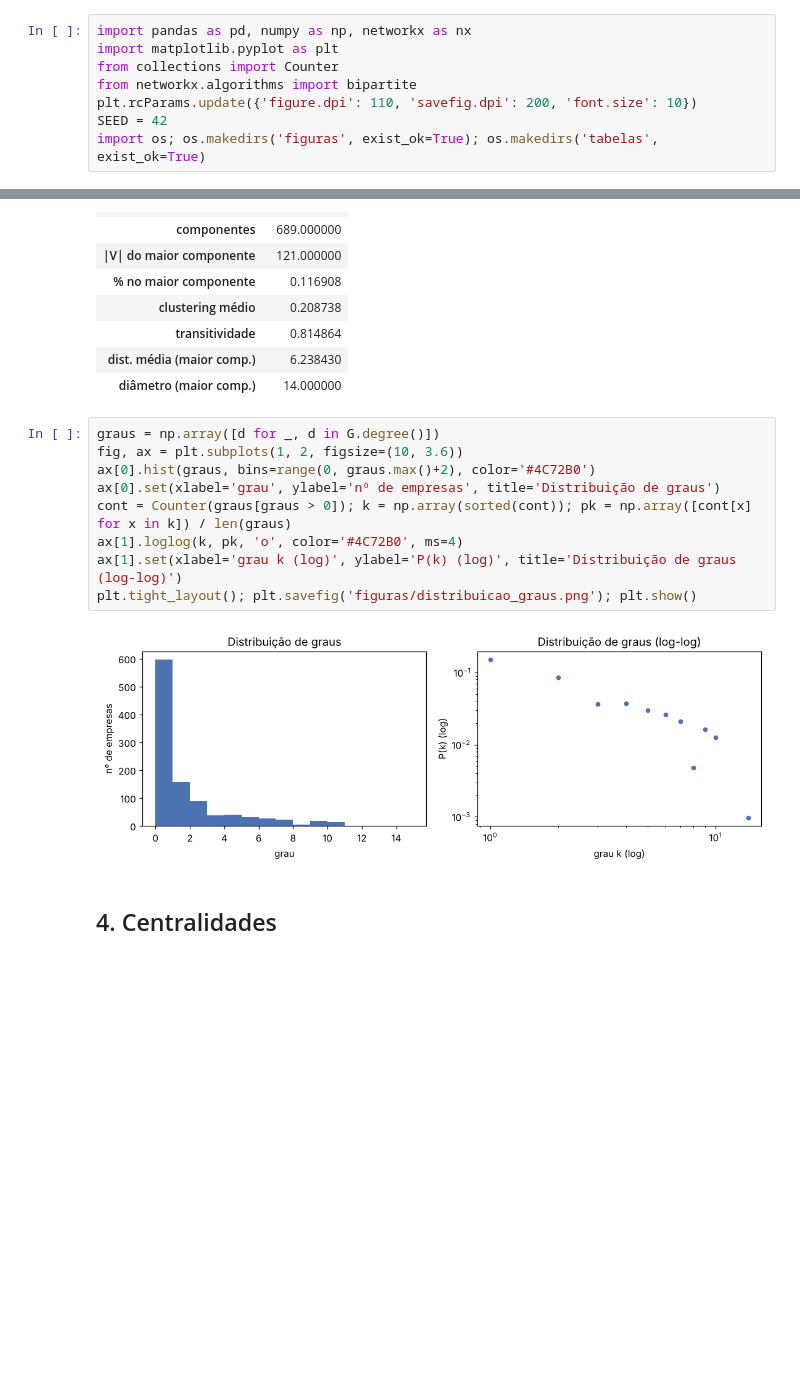
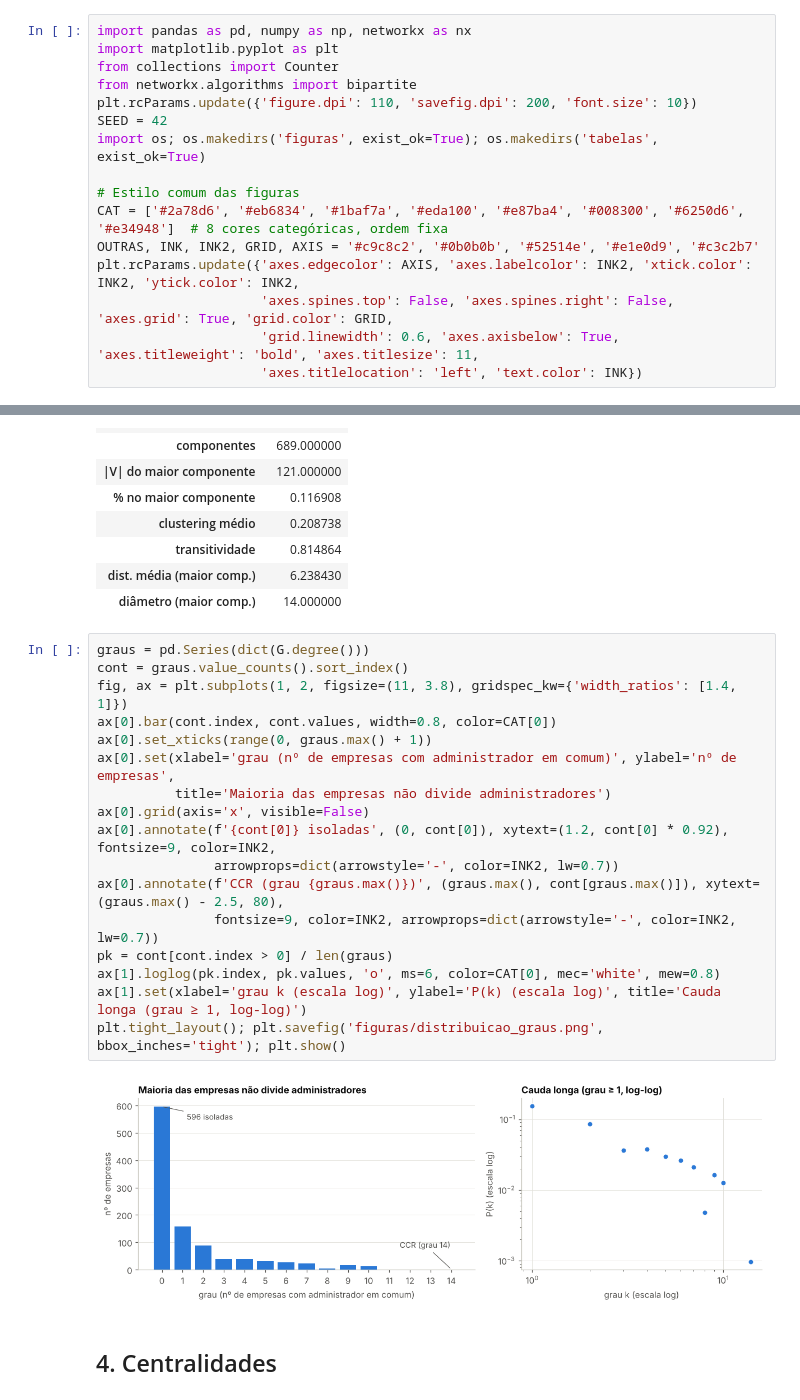
Before and after one commit to viictor1/opt108-rede-societaria, a Jupyter notebook: 02_analise.ipynb, the cells around one changed output, grey strips where cells are left out. Saved outputs shown, nothing was run; the diff lists cells and outputs as text; blank space fills up the shorter version.

Commit message:
Atualiza notebook com as figuras revisadas

```diff
--- a/02_analise.ipynb
+++ b/02_analise.ipynb
@@ -15,6 +15,14 @@ from networkx.algorithms import bipartite
 plt.rcParams.update({'figure.dpi': 110, 'savefig.dpi': 200, 'font.size': 10})
 SEED = 42
 import os; os.makedirs('figuras', exist_ok=True); os.makedirs('tabelas', exist_ok=True)
+
+# Estilo comum das figuras
+CAT = ['#2a78d6', '#eb6834', '#1baf7a', '#eda100', '#e87ba4', '#008300', '#6250d6', '#e34948']  # 8 cores categóricas, ordem fixa
+OUTRAS, INK, INK2, GRID, AXIS = '#c9c8c2', '#0b0b0b', '#52514e', '#e1e0d9', '#c3c2b7'
+plt.rcParams.update({'axes.edgecolor': AXIS, 'axes.labelcolor': INK2, 'xtick.color': INK2, 'ytick.color': INK2,
+                     'axes.spines.top': False, 'axes.spines.right': False, 'axes.grid': True, 'grid.color': GRID,
+                     'grid.linewidth': 0.6, 'axes.axisbelow': True, 'axes.titleweight': 'bold', 'axes.titlesize': 11,
+                     'axes.titlelocation': 'left', 'text.color': INK})
 # %% [markdown]
 ## 1. Carregamento e limpeza
 # %%
@@ -136,16 +144,24 @@ desc.to_csv('tabelas/estatisticas_descritivas.csv'); desc
 | dist. média (maior comp.) | 6.238430 |
 | diâmetro (maior comp.) | 14.000000 |
 # %%
-graus = np.array([d for _, d in G.degree()])
-fig, ax = plt.subplots(1, 2, figsize=(10, 3.6))
-ax[0].hist(graus, bins=range(0, graus.max()+2), color='#4C72B0')
-ax[0].set(xlabel='grau', ylabel='nº de empresas', title='Distribuição de graus')
-cont = Counter(graus[graus > 0]); k = np.array(sorted(cont)); pk = np.array([cont[x] for x in k]) / len(graus)
-ax[1].loglog(k, pk, 'o', color='#4C72B0', ms=4)
-ax[1].set(xlabel='grau k (log)', ylabel='P(k) (log)', title='Distribuição de graus (log-log)')
-plt.tight_layout(); plt.savefig('figuras/distribuicao_graus.png'); plt.show()
+graus = pd.Series(dict(G.degree()))
+cont = graus.value_counts().sort_index()
+fig, ax = plt.subplots(1, 2, figsize=(11, 3.8), gridspec_kw={'width_ratios': [1.4, 1]})
+ax[0].bar(cont.index, cont.values, width=0.8, color=CAT[0])
+ax[0].set_xticks(range(0, graus.max() + 1))
+ax[0].set(xlabel='grau (nº de empresas com administrador em comum)', ylabel='nº de empresas',
+          title='Maioria das empresas não divide administradores')
+ax[0].grid(axis='x', visible=False)
+ax[0].annotate(f'{cont[0]} isoladas', (0, cont[0]), xytext=(1.2, cont[0] * 0.92), fontsize=9, color=INK2,
+               arrowprops=dict(arrowstyle='-', color=INK2, lw=0.7))
+ax[0].annotate(f'CCR (grau {graus.max()})', (graus.max(), cont[graus.max()]), xytext=(graus.max() - 2.5, 80),
+               fontsize=9, color=INK2, arrowprops=dict(arrowstyle='-', color=INK2, lw=0.7))
+pk = cont[cont.index > 0] / len(graus)
+ax[1].loglog(pk.index, pk.values, 'o', ms=6, color=CAT[0], mec='white', mew=0.8)
+ax[1].set(xlabel='grau k (escala log)', ylabel='P(k) (escala log)', title='Cauda longa (grau ≥ 1, log-log)')
+plt.tight_layout(); plt.savefig('figuras/distribuicao_graus.png', bbox_inches='tight'); plt.show()
 # %% [output]
-[figure, old version]
+[figure, new version]
 # %% [markdown]
 ## 4. Centralidades
 # %%
```
Also changed, not shown: parts of 3 cells of this notebook.
